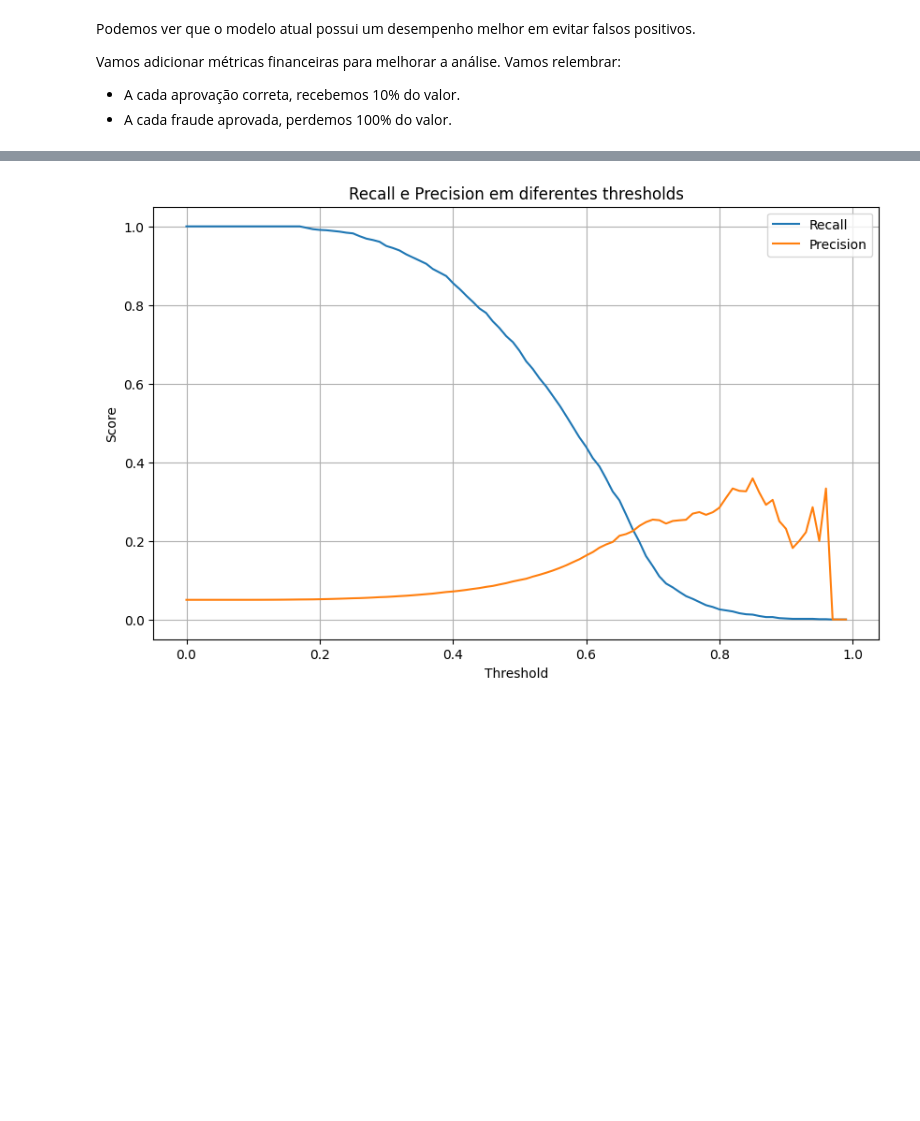
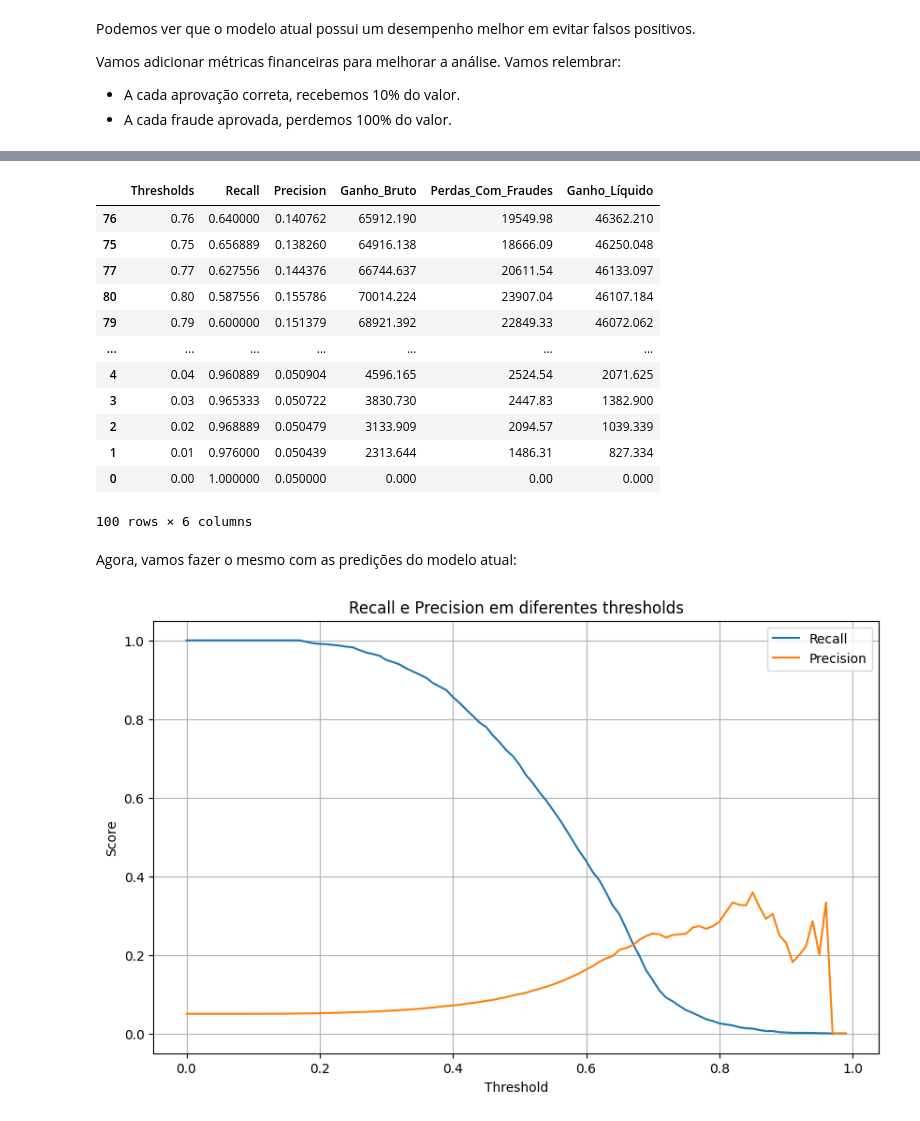
Before and after one commit to dnsrsdata/preditor_fraude, a Jupyter notebook: notebooks/model_experimentation.ipynb, the cells around one changed output, grey strips where cells are left out. Cells and saved outputs as stored; diff of their text form; code cells hidden in the pictures; blank space fills up the shorter version.

```diff
--- a/notebooks/model_experimentation.ipynb
+++ b/notebooks/model_experimentation.ipynb
@@ -84,3 +98,12 @@ num_cols = x_treino.select_dtypes(["int", "float"]).columns
 
 # Setando o KFold
 kf = StratifiedKFold(shuffle=True, random_state=rs)
+# %%
+# Obtendo os dados de métricas
+data_metrics = data_fraud.loc[y_teste.index, ["valor_compra", "score_fraude_modelo", "fraude"]]
+
+# Criando uma label com base nos scores do modelo
+data_metrics["label_fraude_modelo"] = data_metrics["score_fraude_modelo"].apply(lambda score: 1 if score >= 50 else 0)
+
+# Reduzindo o score para a escala entre 0 e 1
+data_metrics["score_fraude_modelo"] = data_metrics["score_fraude_modelo"]/100
@@ -607,3 +881,30 @@ Vamos ver abaixo:
+# %%
+# Criando um dataframe com os dados
+data_metrics = pd.DataFrame({'Thresholds': thresholds,
+                             "Recall":recall_list,
+                             "Precision":precision_list,
+                             "Ganho_Bruto":earnings,
+                             "Perdas_Com_Fraudes":loses,
+                             "Ganho_Líquido":diff_earnings_loses})
+# %%
+# Ordenando pelo modelo que mais trouxe ganhos totais
+data_metrics.sort_values("Ganho_Líquido", ascending=False)
+# %% [output]
+|  | Thresholds | Recall | Precision | Ganho_Bruto | Perdas_Com_Fraudes | Ganho_Líquido |
+| 76 | 0.76 | 0.640000 | 0.140762 | 65912.190 | 19549.98 | 46362.210 |
+| 75 | 0.75 | 0.656889 | 0.138260 | 64916.138 | 18666.09 | 46250.048 |
+| 77 | 0.77 | 0.627556 | 0.144376 | 66744.637 | 20611.54 | 46133.097 |
+| 80 | 0.80 | 0.587556 | 0.155786 | 70014.224 | 23907.04 | 46107.184 |
+| 79 | 0.79 | 0.600000 | 0.151379 | 68921.392 | 22849.33 | 46072.062 |
+| ... | ... | ... | ... | ... | ... | ... |
+| 4 | 0.04 | 0.960889 | 0.050904 | 4596.165 | 2524.54 | 2071.625 |
+| 3 | 0.03 | 0.965333 | 0.050722 | 3830.730 | 2447.83 | 1382.900 |
+| 2 | 0.02 | 0.968889 | 0.050479 | 3133.909 | 2094.57 | 1039.339 |
+| 1 | 0.01 | 0.976000 | 0.050439 | 2313.644 | 1486.31 | 827.334 |
+| 0 | 0.00 | 1.000000 | 0.050000 | 0.000 | 0.00 | 0.000 |
+100 rows × 6 columns
+# %% [markdown]
+Agora, vamos fazer o mesmo com as predições do modelo atual:
 # %%
 # Definindo listas vazias
 thresholds = []
```
Also changed, not shown: parts of 18 cells of this notebook.
